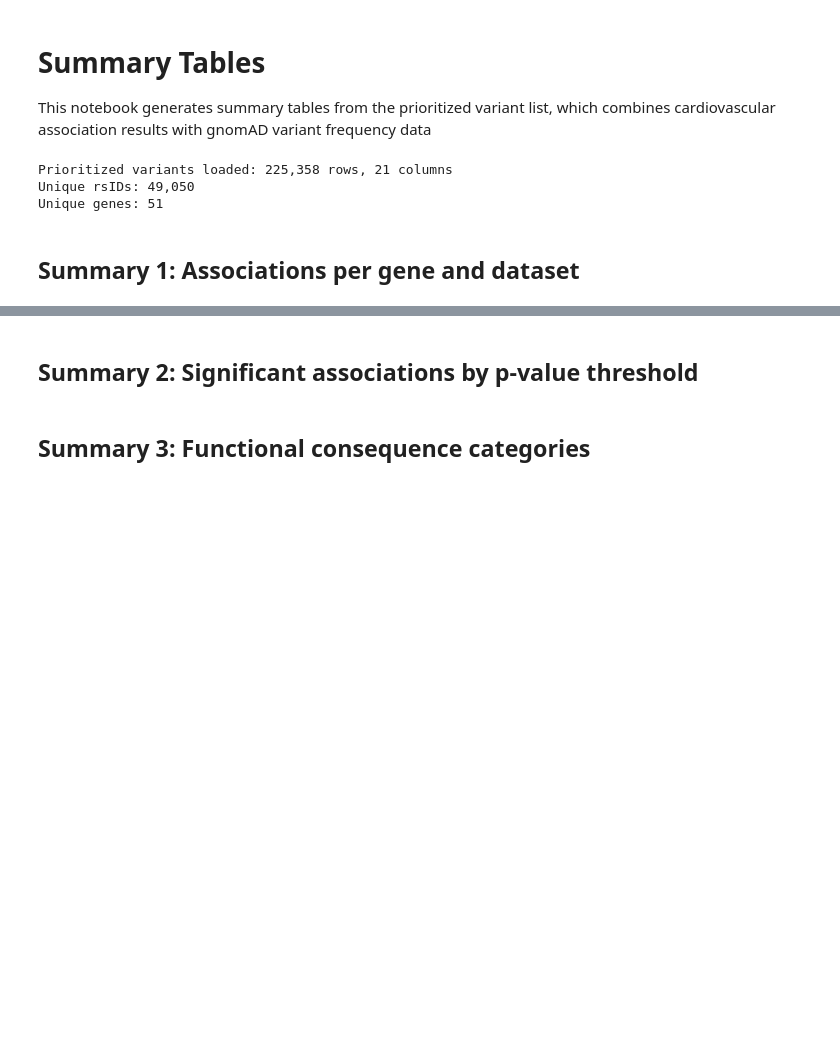
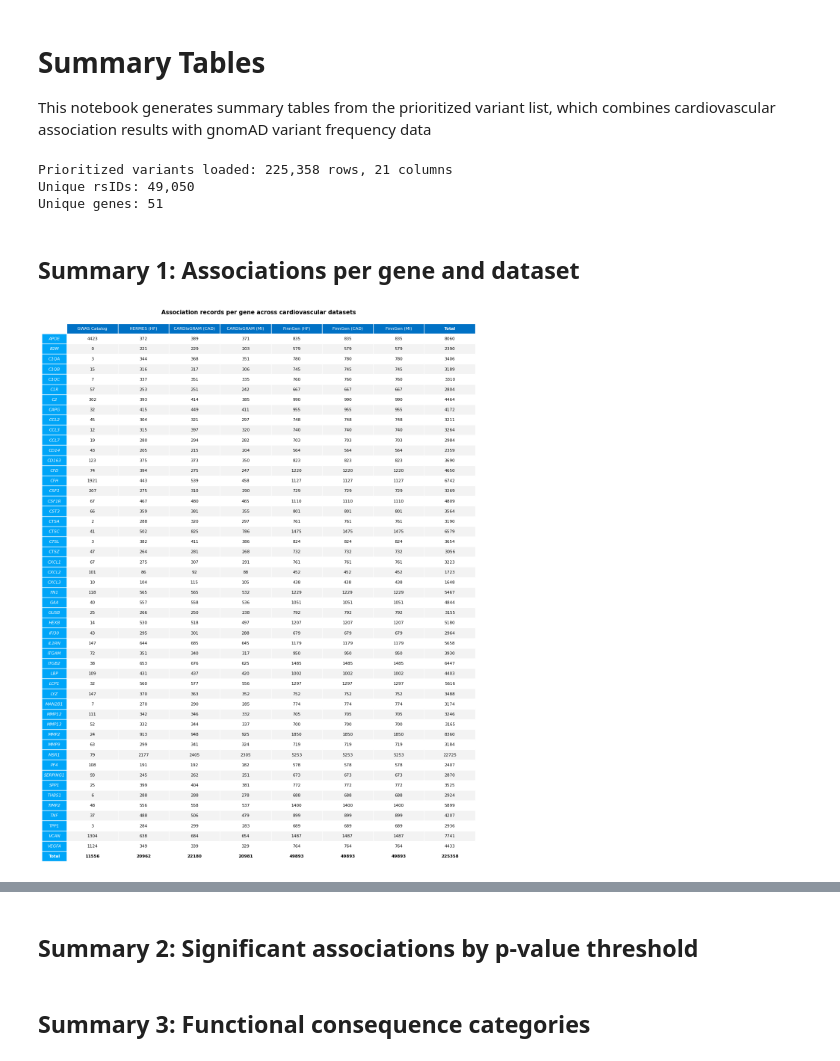
Before and after one commit to endrit-jakupi/Computational-Analysis-of-Macrophage-Gene-SNPs-across-Several-Cardiovascular-Datasets, a Jupyter notebook: notebooks/10_summary_tables.ipynb, the cells around one changed output, grey strips where cells are left out. Saved outputs shown, nothing was run; the diff lists cells and outputs as text; code cells hidden in the pictures; blank space fills up the shorter version.

Commit message:
Added the table for associations per gene and dataset of prioritized variants

```diff
--- a/notebooks/10_summary_tables.ipynb
+++ b/notebooks/10_summary_tables.ipynb
@@ -10,11 +11,13 @@ pd.set_option("display.max_columns", None)
 # %%
 prioritized_path = Path("../data/final/prioritized_variants.csv")
 
-out_dir = Path("../data/final/")
+out_dir     = Path("../data/final/")
+figures_dir = Path("../data/final/figures")
+
 out_dir.mkdir(parents=True, exist_ok=True)
+figures_dir.mkdir(parents=True, exist_ok=True)
 
 out_xlsx = out_dir / "summary_tables.xlsx"
-out_top_variants_xlsx = out_dir / "top_variants_per_gene.xlsx"
 # %%
 prioritized_df = pd.read_csv(prioritized_path, sep=";", low_memory=False)
 
@@ -73,3 +76,83 @@ associations_per_gene_df = pd.DataFrame(summary_rows).set_index("Gene")
 total_row = associations_per_gene_df.sum(axis=0).rename("Total").to_frame().T
 total_row.index.name = "Gene"
 associations_per_gene_df = pd.concat([associations_per_gene_df, total_row])
+# %%
+display_labels = [
+    "GWAS Catalog",
+    "HERMES (HF)",
+    "CARDIoGRAM (CAD)",
+    "CARDIoGRAM (MI)",
+    "FinnGen (HF)",
+    "FinnGen (CAD)",
+    "FinnGen (MI)",
+    "Total",
+]
+
+n_rows, n_cols = associations_per_gene_df.shape
+row_labels     = associations_per_gene_df.index.tolist()
+
+fig_w = n_cols * 1.3 + 1.5
+fig_h = (n_rows + 1) * 0.28
+
+fig, ax = plt.subplots(figsize=(fig_w, fig_h))
+ax.axis("off")
+
+cell_text = associations_per_gene_df.values.astype(int).tolist()
+
+table = ax.table(
+    cellText  = cell_text,
+    rowLabels = row_labels,
+    colLabels = display_labels,
+    loc       = "center",
+    cellLoc   = "center",
+    rowLoc    = "center",
+)
+
+table.auto_set_font_size(False)
+table.set_fontsize(8)
+table.scale(1, 1.4)
+
+for col_idx in range(n_cols):
+    cell = table[0, col_idx]
+    cell.set_facecolor("#0071c5")
+    cell.set_text_props(
+        color      = "white",
+        fontweight = "bold" if col_idx == n_cols - 1 else "normal",
+    )
+    cell.set_edgecolor("white")
+
+for row_idx in range(1, n_rows + 1):
+    gene_name   = row_labels[row_idx - 1]
+    is_total_row = gene_name == "Total"
+    row_bg      = "#f3f3f3" if row_idx % 2 == 0 else "white"
+
+    label_cell = table[row_idx, -1]
+    label_cell.set_facecolor("#00a5f8")
+    label_cell.set_text_props(
+        fontstyle  = "normal" if is_total_row else "italic",
+        fontweight = "bold"   if is_total_row else "normal",
+        color      = "white",
+    )
+    label_cell.set_edgecolor("white")
+
+    for col_idx in range(n_cols):
+        cell = table[row_idx, col_idx]
+        cell.set_facecolor("white" if is_total_row else row_bg)
+        cell.set_edgecolor("white")
+        if is_total_row:
+            cell.set_text_props(fontweight="bold", color="black")
+
+fig.suptitle(
+    "Association records per gene across cardiovascular datasets",
+    fontsize=11, fontweight="bold", y=1
+)
+
+plt.tight_layout()
+
+table_out = figures_dir / "prioritized_variants_table.png"
+fig.savefig(table_out, dpi=300, bbox_inches="tight", facecolor="white")
+plt.show()
+
+print(f"Table saved to: {table_out}")
+# %% [output]
+[figure, added]
```
Also changed, not shown: parts of 2 cells of this notebook, 2 other files.
